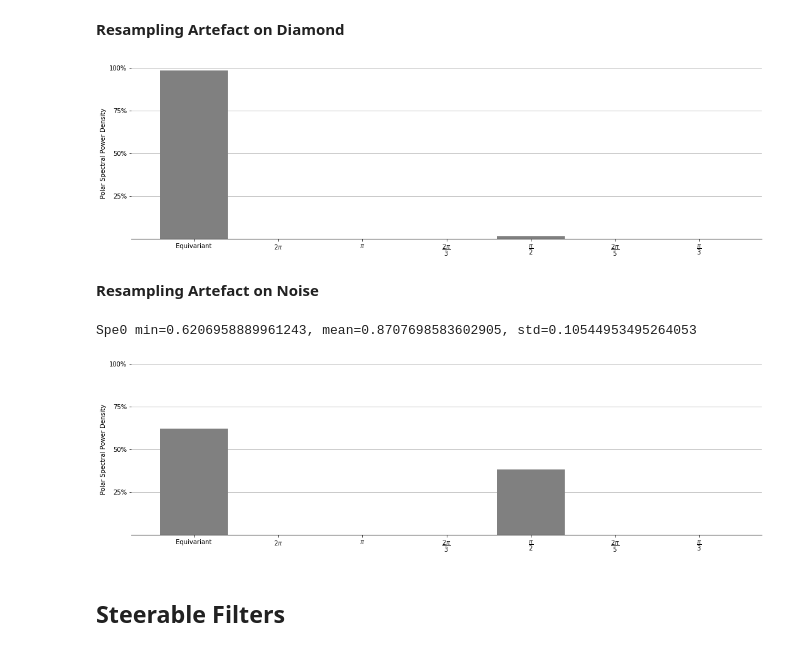
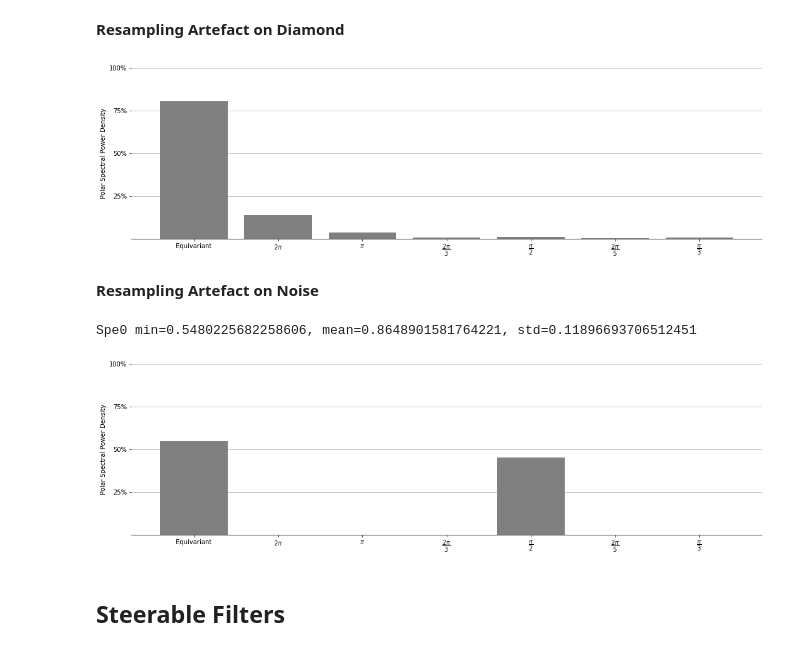
Before and after one commit to gabriel-lepetitaimon/steered-fcnn, a Jupyter notebook: notebooks/ImplementationCheck/SteerableKBase.ipynb, the cells around one changed output. Drawn from its saved outputs; the diff is of its cells as text; code cells hidden in the pictures.

```diff
--- a/notebooks/ImplementationCheck/SteerableKBase.ipynb
+++ b/notebooks/ImplementationCheck/SteerableKBase.ipynb
@@ -150,10 +150,10 @@ for i in range(4):
 # %%
 N = 12
 alphas = -np.linspace(0, 2*np.pi, N, endpoint=False)
-rotated_I = unrotate(torch.stack([base.conv2d(I,W, alpha=alphas[i])[0] for i in range(N)]).detach().numpy())
+rotated_I = unrotate(torch.stack([base.conv2d(torch.stack(I)[:,0],W, alpha=alphas[i])[0] for i in range(N)]).detach().numpy())
 _ = spectral_power(rotated_I,plot=True)
 # %% [output]
-[figure, old version]
+[figure, new version]
 # %% [markdown]
 **Resampling Artefact on Noise**
 # %%
@@ -179,8 +179,8 @@ for i in range(50):
 print(f'Spe0 min={min_spe0}, mean={np.mean(spe0)}, std={np.std(spe0)}')
 _ = spectral_power(min_rotated_I, plot=True)
 # %% [output]
-Spe0 min=0.6206958889961243, mean=0.8707698583602905, std=0.10544953495264053
+Spe0 min=0.5480225682258606, mean=0.8648901581764221, std=0.11896693706512451
-[figure, old version]
+[figure, new version]
 # %% [markdown]
 ## Steerable Filters
 # %%
```
Also changed, not shown: parts of 5 cells of this notebook, 1 other file.
